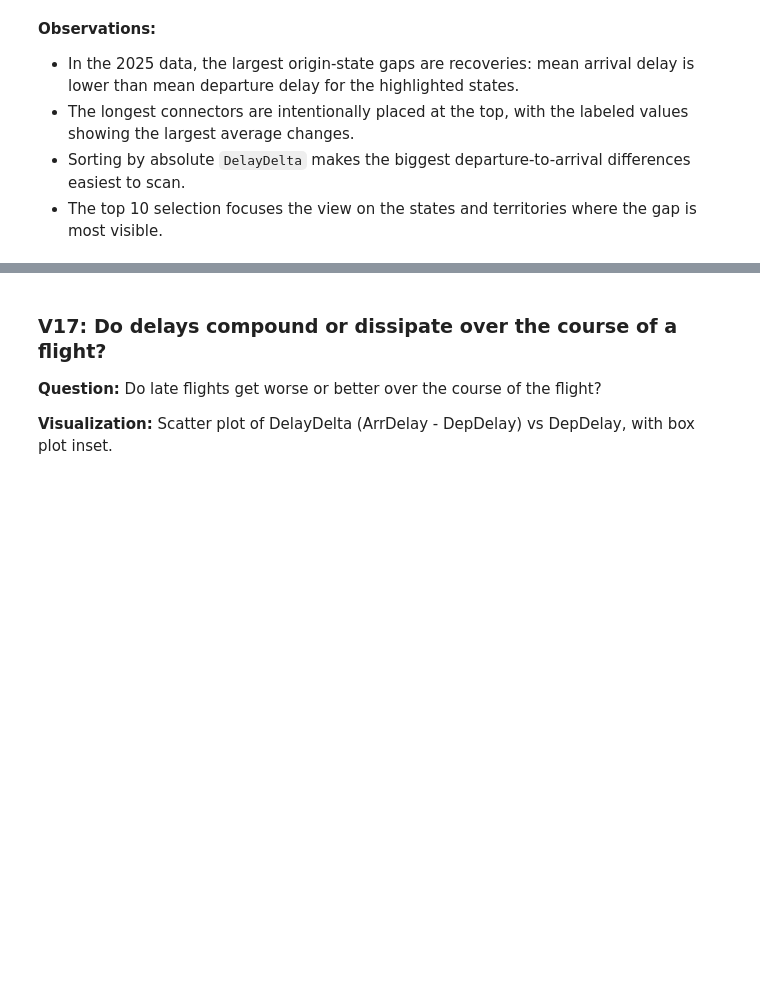
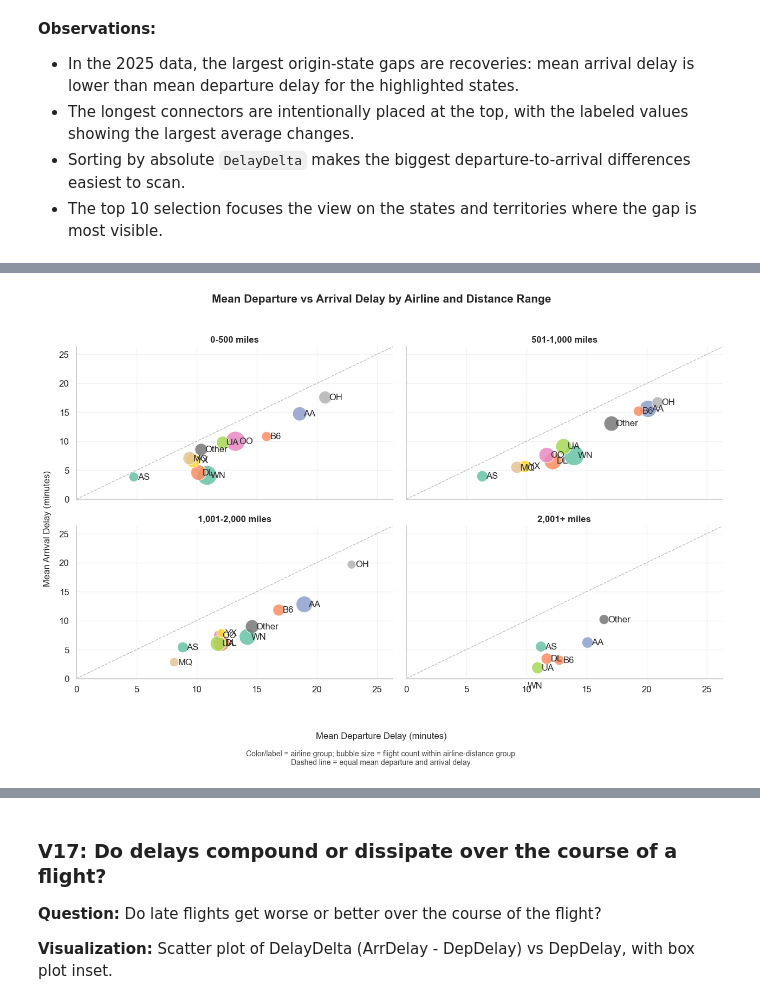
Before and after one commit to luisjfeliu/data-analysis-flight-delays-visuals, a Jupyter notebook: Part_I_exploration.ipynb, the cells around one changed output, grey strips where cells are left out. Saved outputs shown, nothing was run; the diff lists cells and outputs as text; code cells hidden in the pictures; blank space fills up the shorter version.

```diff
--- a/Part_I_exploration.ipynb
+++ b/Part_I_exploration.ipynb
@@ -1109,0 +1079,79 @@ plt.tight_layout()
+# %%
+v16_distance_bins = [0, 500, 1000, 2000, np.inf]
+v16_distance_labels = ['0-500', '501-1,000', '1,001-2,000', '2,001+']
+df_active['V16DistanceRange'] = pd.cut(
+    df_active['Distance'],
+    bins=v16_distance_bins,
+    labels=v16_distance_labels,
+    include_lowest=True
+)
+
+airline_order = top_airlines + ['Other']
+palette = sns.color_palette('Set2', len(top_airlines))
+airline_colors = dict(zip(top_airlines, palette))
+airline_colors['Other'] = '#777777'
+
+v16_summary = (
+    df_active.dropna(subset=['DepDelay', 'ArrDelay', 'Distance', 'V16DistanceRange', 'AirlineGroup'])
+    .groupby(['V16DistanceRange', 'AirlineGroup'], observed=True)
+    .agg(
+        mean_dep_delay=('DepDelay', 'mean'),
+        mean_arr_delay=('ArrDelay', 'mean'),
+        flights=('DepDelay', 'size')
+    )
+    .reset_index()
+)
+
+x_max = max(10, v16_summary[['mean_dep_delay', 'mean_arr_delay']].max().max() * 1.15)
+v16_summary['point_size'] = 130 + (v16_summary['flights'] / v16_summary['flights'].max()) * 570
+
+fig, axes = plt.subplots(2, 2, figsize=(13, 9), sharex=True, sharey=True)
+axes = axes.flatten()
+
+for ax, distance_range in zip(axes, v16_distance_labels):
+    panel = (
+        v16_summary[v16_summary['V16DistanceRange'] == distance_range]
+        .set_index('AirlineGroup')
+        .reindex(airline_order)
+        .dropna(subset=['mean_dep_delay', 'mean_arr_delay'])
+        .reset_index()
+    )
+    ax.scatter(
+        panel['mean_dep_delay'],
+        panel['mean_arr_delay'],
+        s=panel['point_size'],
+        c=panel['AirlineGroup'].map(airline_colors),
+        alpha=0.85,
+        edgecolor='white',
+        linewidth=0.8
+    )
+    for _, row in panel.iterrows():
+        ax.text(
+            row['mean_dep_delay'] + x_max * 0.012,
+            row['mean_arr_delay'],
+            row['AirlineGroup'],
+            fontsize=12,
+            va='center'
+        )
+
+    ax.plot([0, x_max], [0, x_max], color='#444444', linestyle='--', alpha=0.35, linewidth=1)
+    ax.set_title(f'{distance_range} miles', fontsize=12, fontweight='bold')
+    ax.set_xlim(0, x_max)
+    ax.set_ylim(0, x_max)
+    ax.grid(alpha=0.25)
+
+fig.suptitle('Mean Departure vs Arrival Delay by Airline and Distance Range', fontsize=15, fontweight='bold')
+fig.supxlabel('Mean Departure Delay (minutes)', fontsize=12, y=0.065)
+fig.supylabel('Mean Arrival Delay (minutes)', fontsize=12)
+fig.text(
+    0.5,
+    0.015,
+    'Color/label = airline group; bubble size = flight count within airline-distance group.\n'
+    'Dashed line = equal mean departure and arrival delay.',
+    ha='center',
+    fontsize=10,
+    color='#444444'
+)
+plt.tight_layout(rect=[0, 0.10, 1, 0.96])
+# %% [output]
+[figure, added]
```
Also changed, not shown: parts of 5 cells of this notebook.
